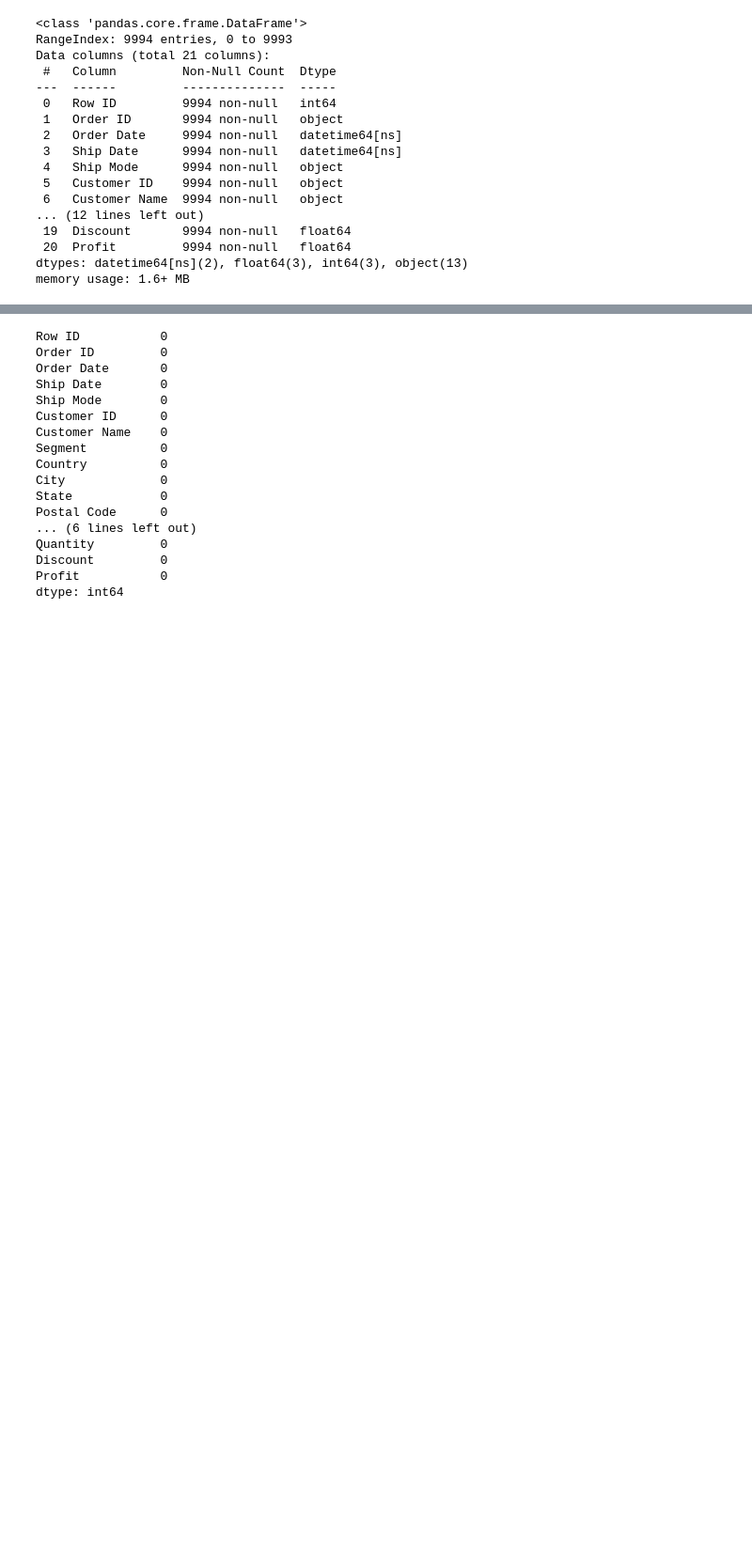
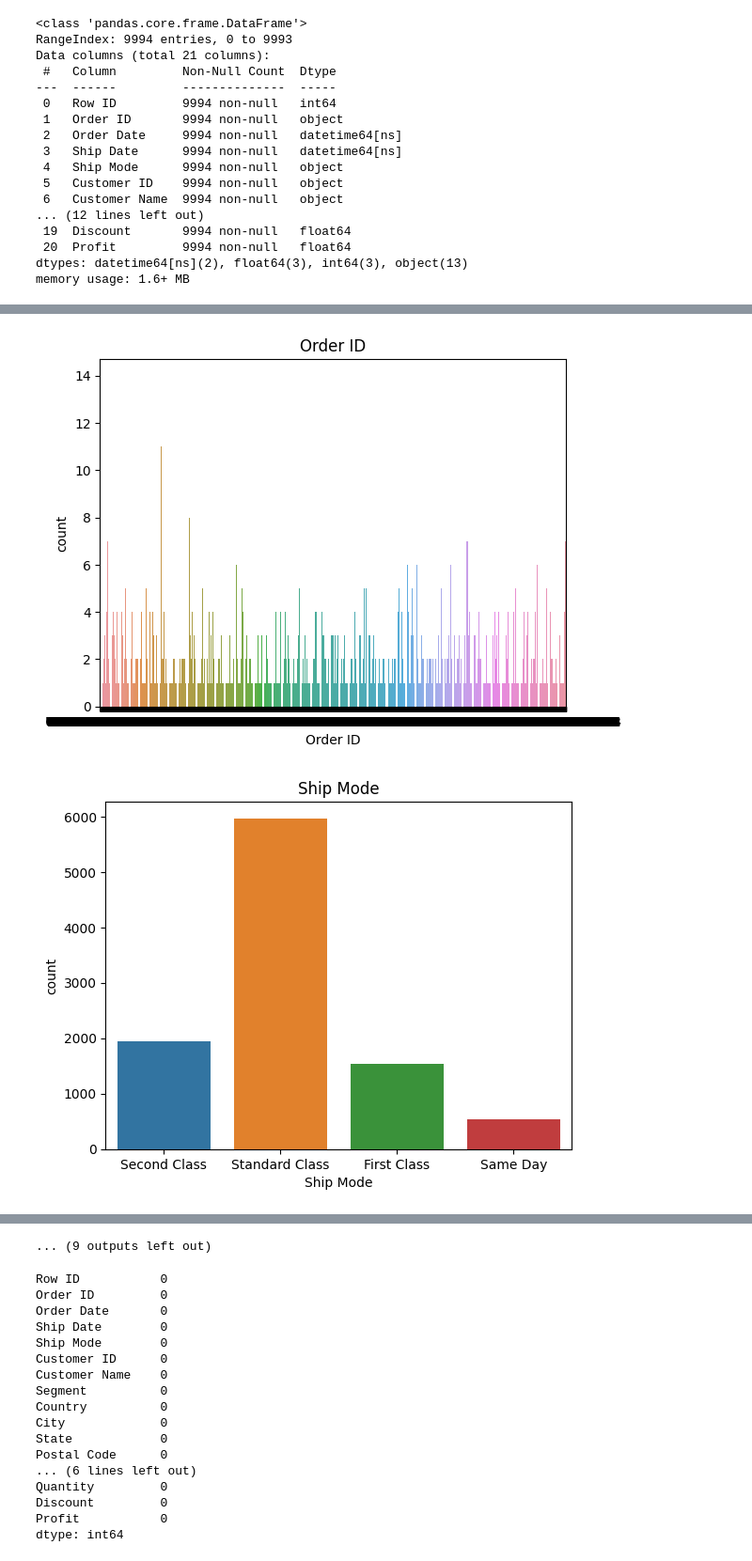
Before and after one commit to Himanshuvishwa007/super-store-sales, a Jupyter notebook: Superstore.ipynb, the cells around one changed output, grey strips where cells are left out. Shown at 94% size. Drawn from its saved outputs; the diff is of its cells as text; code cells hidden in the pictures; blank space fills up the shorter version.

```diff
--- a/Superstore.ipynb
+++ b/Superstore.ipynb
@@ -37,0 +49,20 @@ memory usage: 1.6+ MB
+# %%
+# Define separate lists for categorical and continuous columns
+categorical_cols = [col for col in df.columns if df[col].dtype == object]
+continuous_cols = [col for col in df.columns if col not in categorical_cols]
+
+# Function to create the plot (replace 'kind' with desired plot type)
+def create_plot(col, kind="hist"):  # Choose an appropriate default kind (e.g., hist, kde, ecdf)
+  if col in categorical_cols:
+    sns.countplot(x=col, data=df)  # Count plot for categorical variables
+  else:
+    sns.displot(x=col, data=df, kind=kind)  # Distribution plot for continuous variables
+  plt.title(col)
+  plt.show()
+
+# Loop through columns and create plots
+for col in categorical_cols + continuous_cols:
+  create_plot(col)
+# %% [output]
+[figure, added]
+[figure, added]
@@ -38,3 +79,4 @@ memory usage: 1.6+ MB
+... (9 outputs left out)
 # %%
 df.isnull().sum()
 # %% [output]
```
Also changed, not shown: parts of 3 cells of this notebook.
